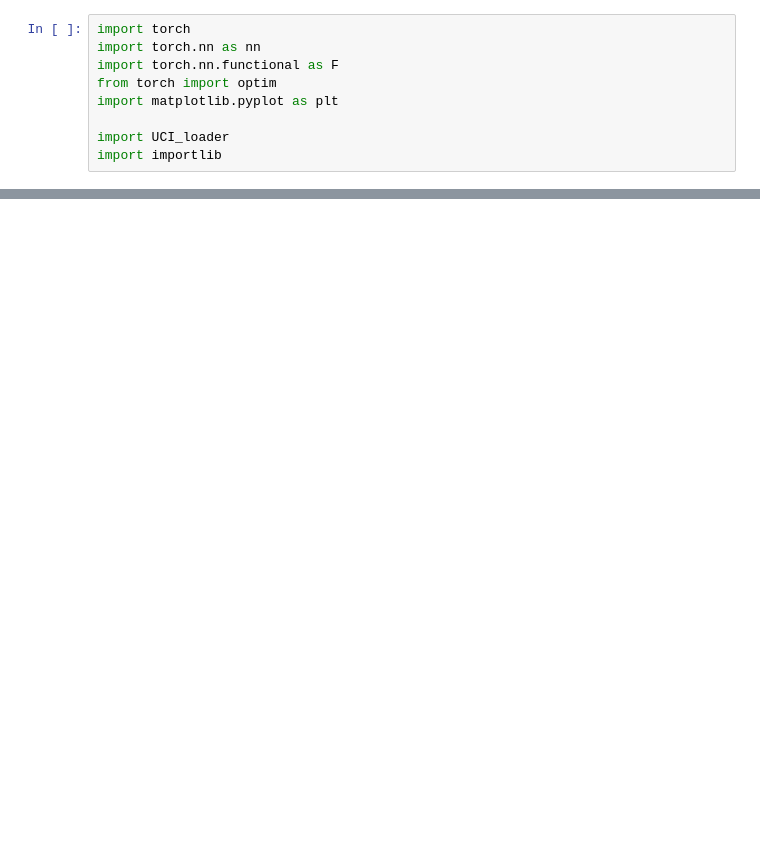
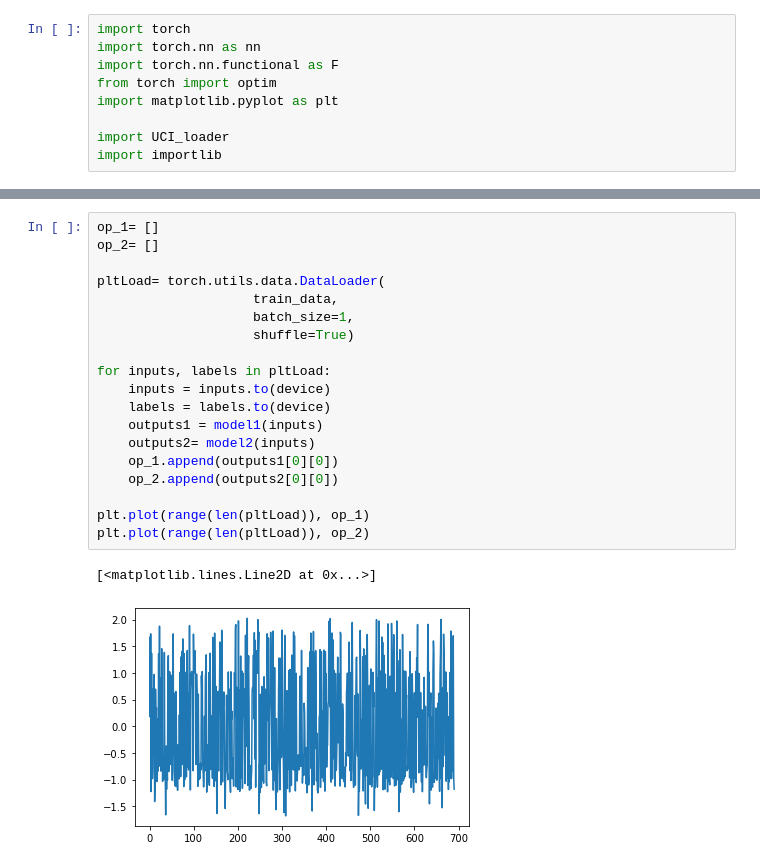
Before and after one commit to aryamanjeendgar/LogGENE, a Jupyter notebook: tmpBQR.ipynb, the cells around one changed output, grey strips where cells are left out. Drawn from its saved outputs; the diff is of its cells as text; blank space fills up the shorter version.

```diff
--- a/tmpBQR.ipynb
+++ b/tmpBQR.ipynb
@@ -134,0 +151,22 @@ plt.plot(range(N_EPOCHS), ls_a) # log-cosh
+# %%
+op_1= []
+op_2= []
+
+pltLoad= torch.utils.data.DataLoader(
+                    train_data,
+                    batch_size=1,
+                    shuffle=True)
+
+for inputs, labels in pltLoad:
+    inputs = inputs.to(device)
+    labels = labels.to(device)
+    outputs1 = model1(inputs)
+    outputs2= model2(inputs)
+    op_1.append(outputs1[0][0])
+    op_2.append(outputs2[0][0])
+
+plt.plot(range(len(pltLoad)), op_1)
+plt.plot(range(len(pltLoad)), op_2)
+# %% [output]
+[<matplotlib.lines.Line2D at 0x...>]
+[figure, added]
```
Also changed, not shown: parts of 4 cells of this notebook, 1 other file.
